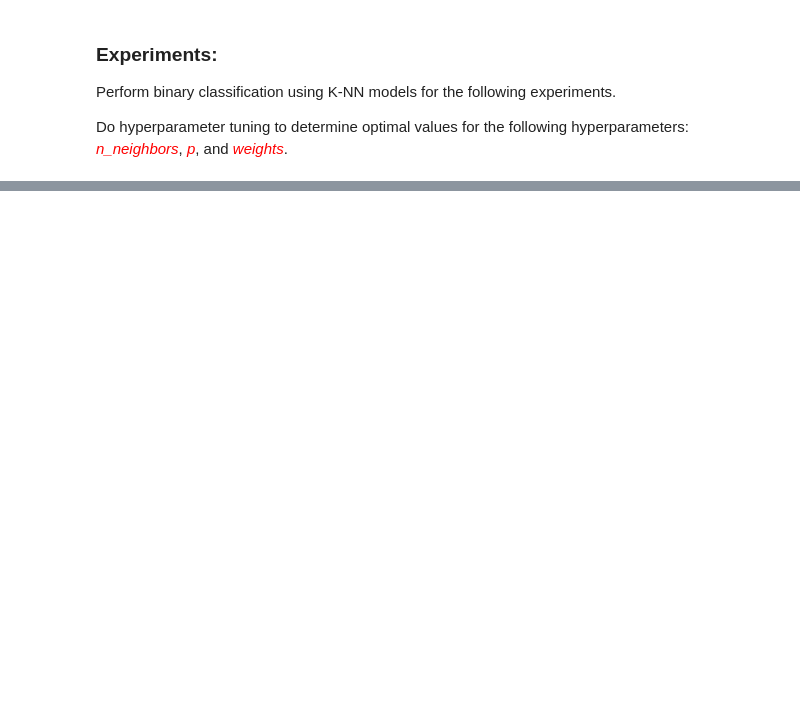
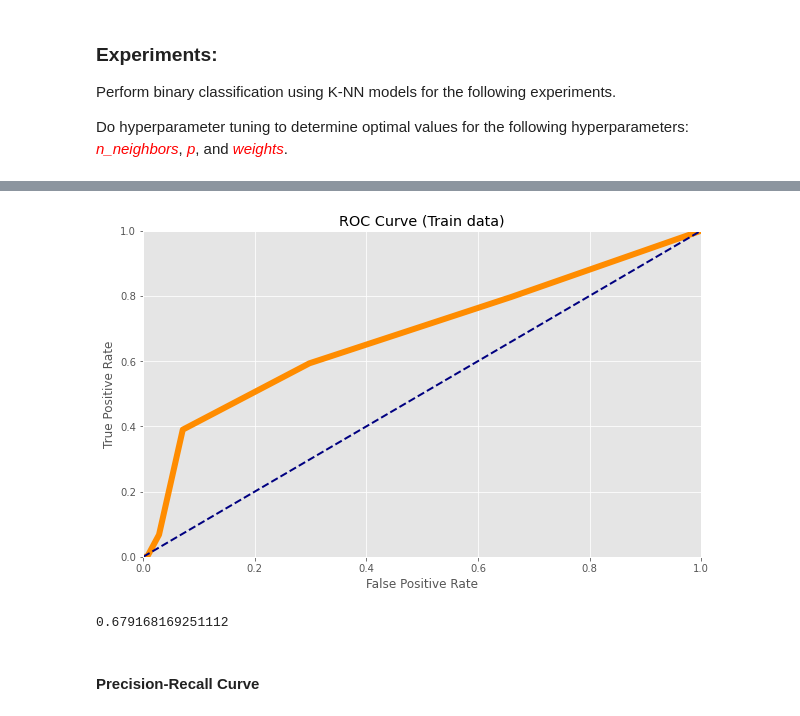
Before and after one commit to chiasinL/Practical_Machine_Learning, a Jupyter notebook: assignment1/Liew_assignment1.ipynb, the cells around one changed output, grey strips where cells are left out. Saved outputs shown, nothing was run; the diff lists cells and outputs as text; code cells hidden in the pictures; blank space fills up the shorter version.

```diff
--- a/assignment1/Liew_assignment1.ipynb
+++ b/assignment1/Liew_assignment1.ipynb
@@ -138,0 +448,7 @@ Do hyperparameter tuning to determine optimal values for the following hyperpara
+# %%
+X_train, X_test, y_train, y_test = train_test_split(X, y, test_size=0.2)
+
+print(X_train.shape)
+print(X_test.shape)
+print(y_train.shape)
+print(y_test.shape)
@@ -138,0 +462,9 @@ Do hyperparameter tuning to determine optimal values for the following hyperpara
+# %%
+scaler = StandardScaler()
+
+# Fit on training set only
+scaler.fit(X_train)
+
+# Apply transform to both the training and test sets
+X_train = scaler.transform(X_train)
+X_test = scaler.transform(X_test)
@@ -140,0 +594,11 @@ Do hyperparameter tuning to determine optimal values for the following hyperpara
+# %%
+# Calculate the probabilities of positive class
+y_scores = cross_val_predict(knn, X_train, y_train, method="predict_proba", cv=5)[:, 1]
+
+# Get FPR, TPR to plot ROC curve
+fpr, tpr, thresholds = roc_curve(y_train, y_scores)
+
+print("\nFPR & TPR for various threshold values: \n ")
+print("\nFPR: ", fpr)
+print("\nTPR: ", tpr)
+print("\nThresholds: ", thresholds)
@@ -140,0 +616,23 @@ Do hyperparameter tuning to determine optimal values for the following hyperpara
+# %%
+plt.style.use('ggplot')
+
+fig = plt.figure(figsize=(10, 6))
+def plot_roc_curve(fpr, tpr, label=None):
+    plt.plot(fpr, tpr, color="darkorange", linewidth=6, label=label)
+    plt.plot([0, 1], [0, 1], color="navy", lw=2, linestyle="--")
+    plt.axis([0, 1, 0, 1])
+    plt.title(label)
+    plt.xlabel('False Positive Rate')
+    plt.ylabel('True Positive Rate')
+
+plot_roc_curve(fpr, tpr, "ROC Curve (Train data)")
+plt.show()
+# %% [output]
+[figure, added]
+# %%
+# Area under the ROC curve
+roc_auc_score(y_train, y_scores)
+# %% [output]
+0.679168169251112
+# %% [markdown]
+#### Precision-Recall Curve
```
Also changed, not shown: parts of 66 cells of this notebook, 7 other files.
